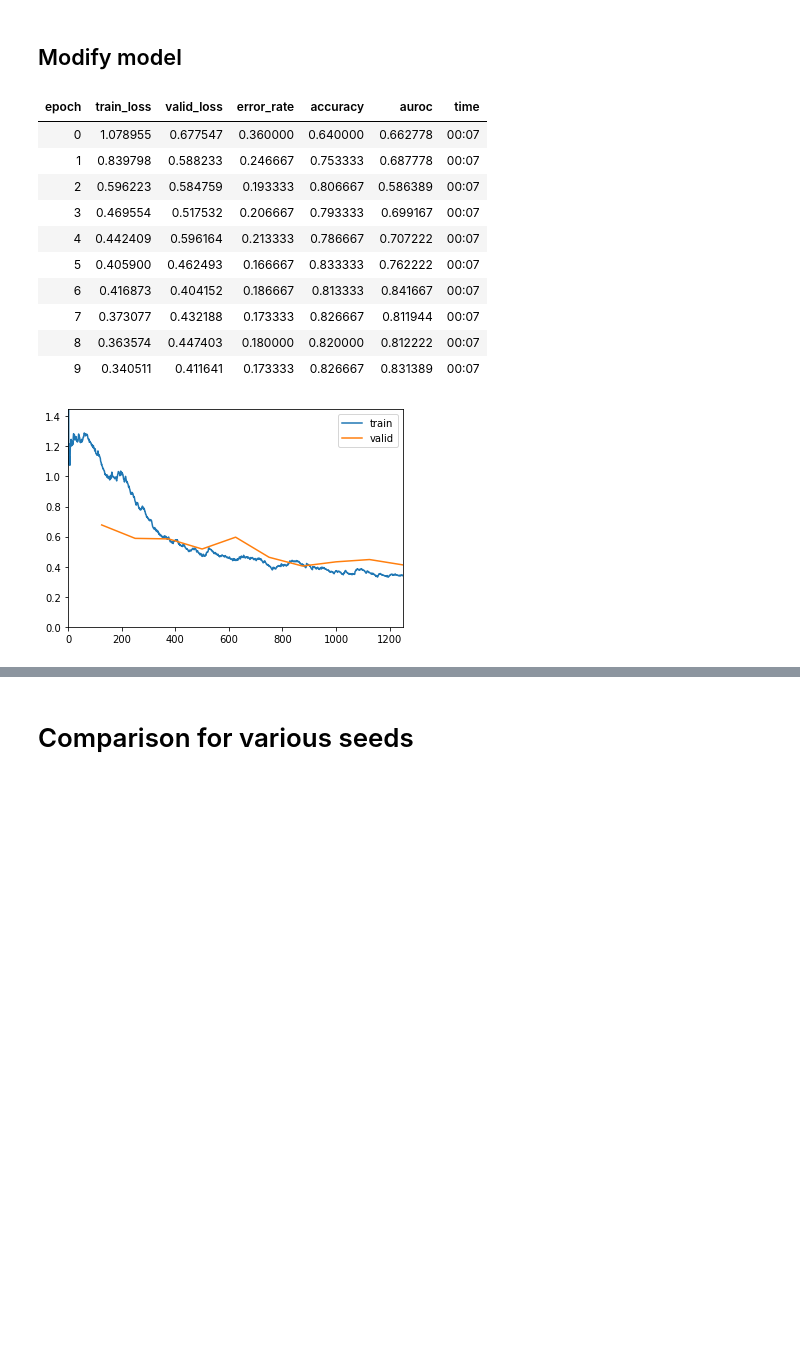
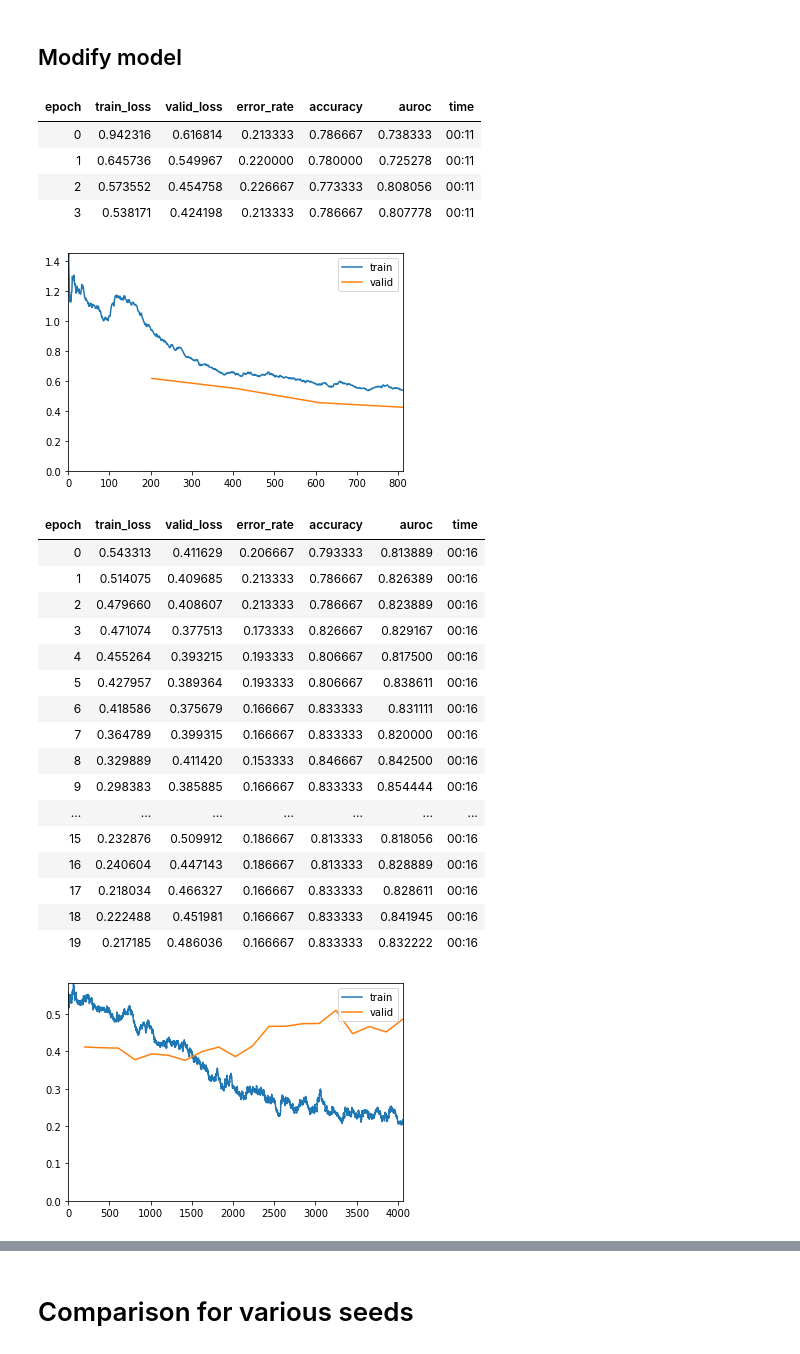
Before and after one commit to mikealche/tesis, a Jupyter notebook: Test Attention Analysis on EfficientNet.ipynb, the cells around one changed output, grey strips where cells are left out. Drawn from its saved outputs; the diff is of its cells as text; code cells hidden in the pictures; blank space fills up the shorter version.

```diff
--- a/Test Attention Analysis on EfficientNet.ipynb
+++ b/Test Attention Analysis on EfficientNet.ipynb
@@ -403,16 +402,32 @@ learn.unfreeze()
 # %%
 random_seed(1,True)
-learn.fit_one_cycle(10, max_lr=slice(3e-03))
+learn.fit_one_cycle(4, max_lr=slice(3e-03))
 # %% [output]
 | epoch | train_loss | valid_loss | error_rate | accuracy | auroc | time |
-| 0 | 1.078955 | 0.677547 | 0.360000 | 0.640000 | 0.662778 | 00:07 |
-| 1 | 0.839798 | 0.588233 | 0.246667 | 0.753333 | 0.687778 | 00:07 |
-| 2 | 0.596223 | 0.584759 | 0.193333 | 0.806667 | 0.586389 | 00:07 |
-| 3 | 0.469554 | 0.517532 | 0.206667 | 0.793333 | 0.699167 | 00:07 |
-| 4 | 0.442409 | 0.596164 | 0.213333 | 0.786667 | 0.707222 | 00:07 |
-| 5 | 0.405900 | 0.462493 | 0.166667 | 0.833333 | 0.762222 | 00:07 |
-| 6 | 0.416873 | 0.404152 | 0.186667 | 0.813333 | 0.841667 | 00:07 |
-| 7 | 0.373077 | 0.432188 | 0.173333 | 0.826667 | 0.811944 | 00:07 |
-| 8 | 0.363574 | 0.447403 | 0.180000 | 0.820000 | 0.812222 | 00:07 |
-| 9 | 0.340511 | 0.411641 | 0.173333 | 0.826667 | 0.831389 | 00:07 |
+| 0 | 0.942316 | 0.616814 | 0.213333 | 0.786667 | 0.738333 | 00:11 |
+| 1 | 0.645736 | 0.549967 | 0.220000 | 0.780000 | 0.725278 | 00:11 |
+| 2 | 0.573552 | 0.454758 | 0.226667 | 0.773333 | 0.808056 | 00:11 |
+| 3 | 0.538171 | 0.424198 | 0.213333 | 0.786667 | 0.807778 | 00:11 |
-[figure, old version]
+[figure, new version]
+# %%
+learn.unfreeze()
+learn.fit_one_cycle(20, max_lr=slice(3e-04))
+# %% [output]
+| epoch | train_loss | valid_loss | error_rate | accuracy | auroc | time |
+| 0 | 0.543313 | 0.411629 | 0.206667 | 0.793333 | 0.813889 | 00:16 |
+| 1 | 0.514075 | 0.409685 | 0.213333 | 0.786667 | 0.826389 | 00:16 |
+| 2 | 0.479660 | 0.408607 | 0.213333 | 0.786667 | 0.823889 | 00:16 |
+| 3 | 0.471074 | 0.377513 | 0.173333 | 0.826667 | 0.829167 | 00:16 |
+| 4 | 0.455264 | 0.393215 | 0.193333 | 0.806667 | 0.817500 | 00:16 |
+| 5 | 0.427957 | 0.389364 | 0.193333 | 0.806667 | 0.838611 | 00:16 |
+| 6 | 0.418586 | 0.375679 | 0.166667 | 0.833333 | 0.831111 | 00:16 |
+| 7 | 0.364789 | 0.399315 | 0.166667 | 0.833333 | 0.820000 | 00:16 |
+| 8 | 0.329889 | 0.411420 | 0.153333 | 0.846667 | 0.842500 | 00:16 |
+| 9 | 0.298383 | 0.385885 | 0.166667 | 0.833333 | 0.854444 | 00:16 |
+| ... | ... | ... | ... | ... | ... | ... |
+| 15 | 0.232876 | 0.509912 | 0.186667 | 0.813333 | 0.818056 | 00:16 |
+| 16 | 0.240604 | 0.447143 | 0.186667 | 0.813333 | 0.828889 | 00:16 |
+| 17 | 0.218034 | 0.466327 | 0.166667 | 0.833333 | 0.828611 | 00:16 |
+| 18 | 0.222488 | 0.451981 | 0.166667 | 0.833333 | 0.841945 | 00:16 |
+| 19 | 0.217185 | 0.486036 | 0.166667 | 0.833333 | 0.832222 | 00:16 |
+[figure, added]
```
Also changed, not shown: parts of 14 cells of this notebook, 3 other files.
